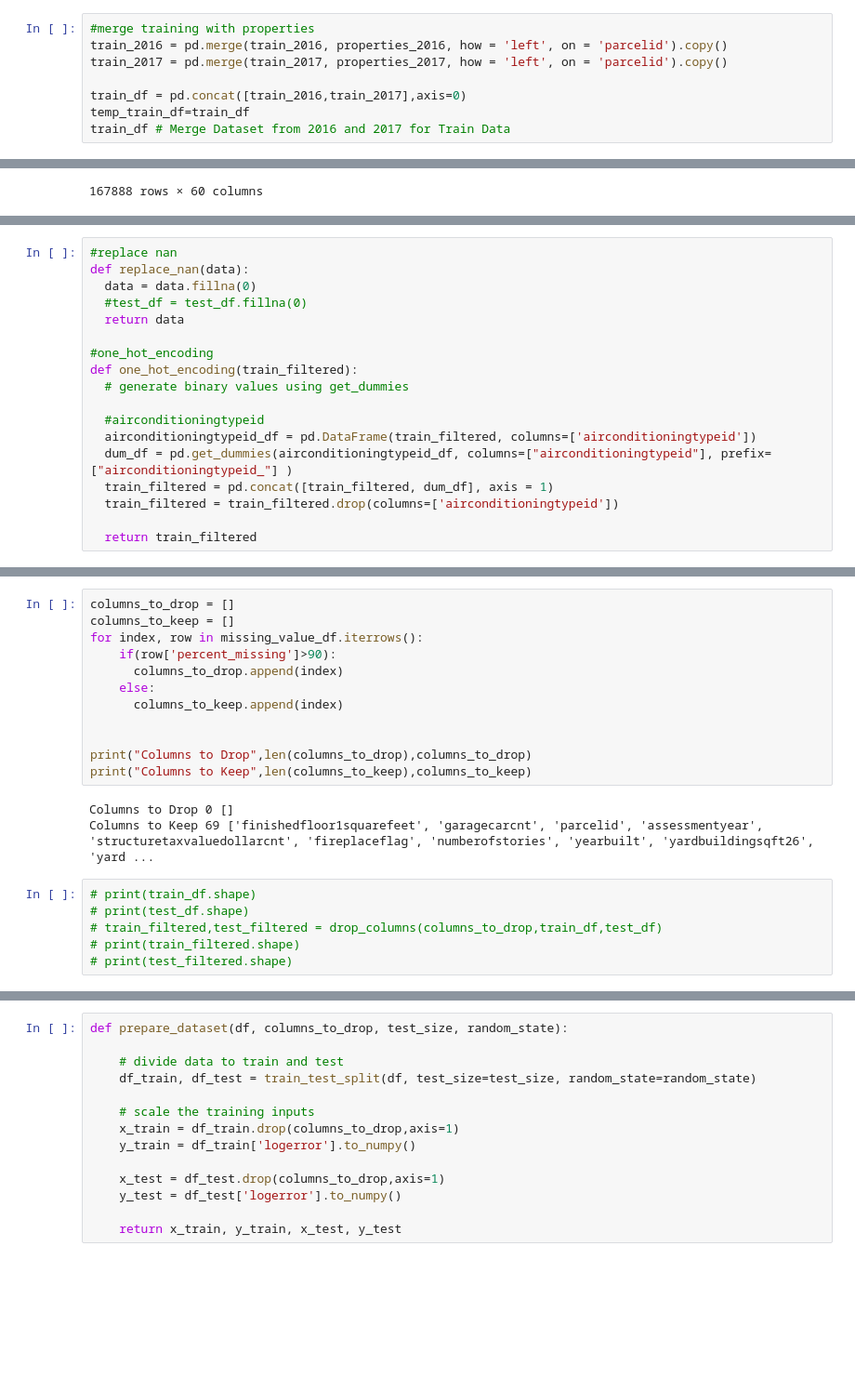
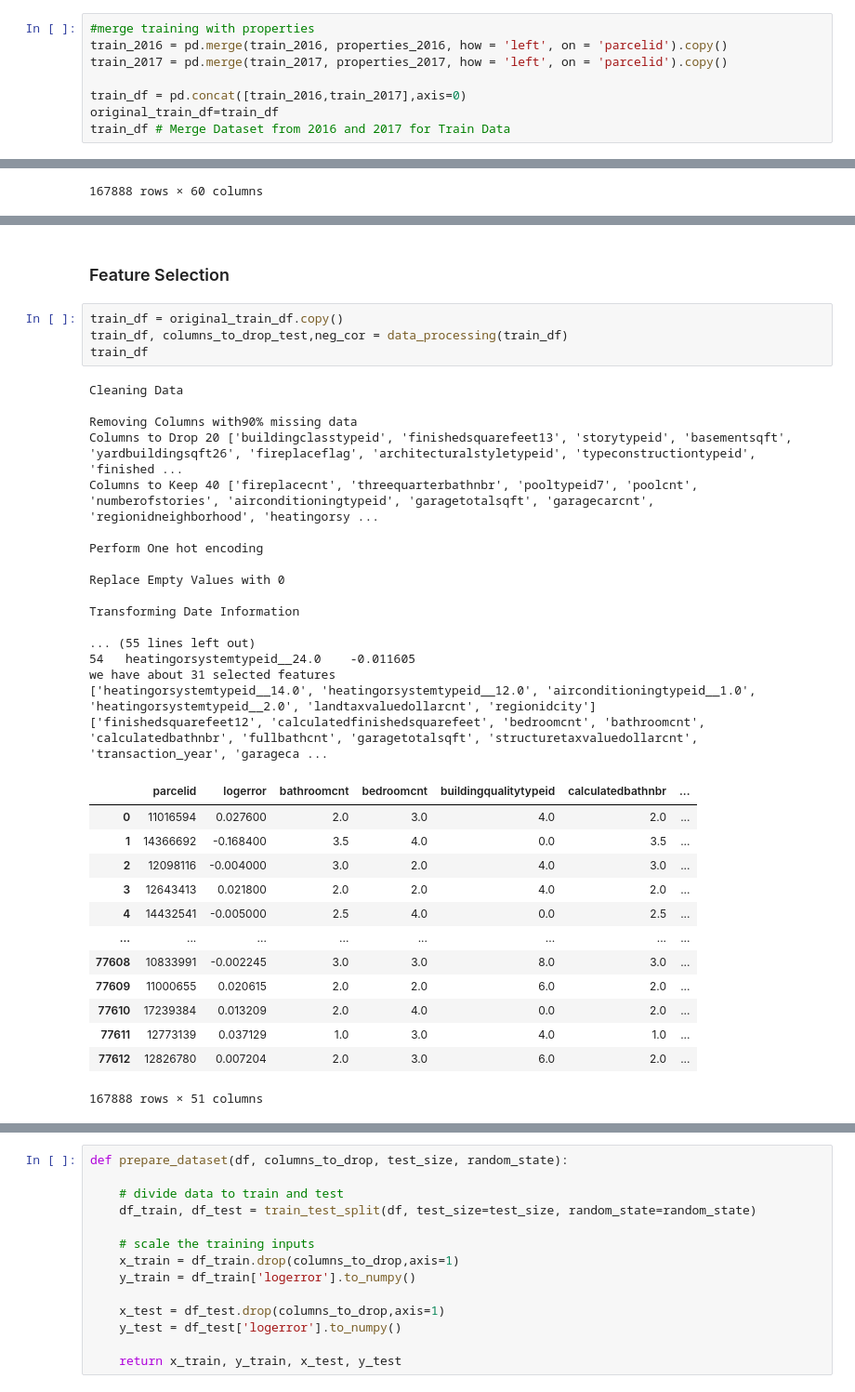
Before and after one commit to Kartikeya2001/CE4041-Machine-Learning, a Jupyter notebook: Chocka/CE4041_MLProject_Chocka.ipynb, the cells around one changed output, grey strips where cells are left out. Shown at 93% size. Cells and saved outputs as stored; diff of their text form; blank space fills up the shorter version.

```diff
--- a/Chocka/CE4041_MLProject_Chocka.ipynb
+++ b/Chocka/CE4041_MLProject_Chocka.ipynb
@@ -38,7 +40,7 @@ train_2016 = pd.merge(train_2016, properties_2016, how = 'left', on = 'parcelid'
 train_2017 = pd.merge(train_2017, properties_2017, how = 'left', on = 'parcelid').copy()
 
 train_df = pd.concat([train_2016,train_2017],axis=0)
-temp_train_df=train_df
+original_train_df=train_df
 train_df # Merge Dataset from 2016 and 2017 for Train Data
 # %% [output]
 |  | parcelid | logerror | transactiondate | airconditioningtypeid | architecturalstyletypeid | basementsqft | ... |
@@ -127,18 +58,0 @@ Exploratory Data Analysis
-# %%
-#replace nan
-def replace_nan(data):
-  data = data.fillna(0)
-  #test_df = test_df.fillna(0)
-  return data
-
-#one_hot_encoding
-def one_hot_encoding(train_filtered):
-  # generate binary values using get_dummies
-
-  #airconditioningtypeid
-  airconditioningtypeid_df = pd.DataFrame(train_filtered, columns=['airconditioningtypeid'])
-  dum_df = pd.get_dummies(airconditioningtypeid_df, columns=["airconditioningtypeid"], prefix=["airconditioningtypeid_"] )
-  train_filtered = pd.concat([train_filtered, dum_df], axis = 1)
-  train_filtered = train_filtered.drop(columns=['airconditioningtypeid'])
-
-  return train_filtered
@@ -221,22 +210,38 @@ fig.show()
-# %%
-columns_to_drop = []
-columns_to_keep = []
-for index, row in missing_value_df.iterrows():
-    if(row['percent_missing']>90):
-      columns_to_drop.append(index)
-    else:
-      columns_to_keep.append(index)
-
-
-print("Columns to Drop",len(columns_to_drop),columns_to_drop)
-print("Columns to Keep",len(columns_to_keep),columns_to_keep)
-# %% [output]
-Columns to Drop 0 []
-Columns to Keep 69 ['finishedfloor1squarefeet', 'garagecarcnt', 'parcelid', 'assessmentyear', 'structuretaxvaluedollarcnt', 'fireplaceflag', 'numberofstories', 'yearbuilt', 'yardbuildingsqft26', 'yard ...
-# %%
-# print(train_df.shape)
-# print(test_df.shape)
-# train_filtered,test_filtered = drop_columns(columns_to_drop,train_df,test_df)
-# print(train_filtered.shape)
-# print(test_filtered.shape)
+# %% [markdown]
+### Feature Selection
+# %%
+train_df = original_train_df.copy()
+train_df, columns_to_drop_test,neg_cor = data_processing(train_df)
+train_df
+# %% [output]
+Cleaning Data
+
+Removing Columns with90% missing data
+Columns to Drop 20 ['buildingclasstypeid', 'finishedsquarefeet13', 'storytypeid', 'basementsqft', 'yardbuildingsqft26', 'fireplaceflag', 'architecturalstyletypeid', 'typeconstructiontypeid', 'finished ...
+Columns to Keep 40 ['fireplacecnt', 'threequarterbathnbr', 'pooltypeid7', 'poolcnt', 'numberofstories', 'airconditioningtypeid', 'garagetotalsqft', 'garagecarcnt', 'regionidneighborhood', 'heatingorsy ...
+
+Perform One hot encoding
+
+Replace Empty Values with 0
+
+Transforming Date Information
+
+... (55 lines left out)
+54   heatingorsystemtypeid__24.0    -0.011605
+we have about 31 selected features
+['heatingorsystemtypeid__14.0', 'heatingorsystemtypeid__12.0', 'airconditioningtypeid__1.0', 'heatingorsystemtypeid__2.0', 'landtaxvaluedollarcnt', 'regionidcity']
+['finishedsquarefeet12', 'calculatedfinishedsquarefeet', 'bedroomcnt', 'bathroomcnt', 'calculatedbathnbr', 'fullbathcnt', 'garagetotalsqft', 'structuretaxvaluedollarcnt', 'transaction_year', 'garageca ...
+|  | parcelid | logerror | bathroomcnt | bedroomcnt | buildingqualitytypeid | calculatedbathnbr | ... |
+| 0 | 11016594 | 0.027600 | 2.0 | 3.0 | 4.0 | 2.0 | ... |
+| 1 | 14366692 | -0.168400 | 3.5 | 4.0 | 0.0 | 3.5 | ... |
+| 2 | 12098116 | -0.004000 | 3.0 | 2.0 | 4.0 | 3.0 | ... |
+| 3 | 12643413 | 0.021800 | 2.0 | 2.0 | 4.0 | 2.0 | ... |
+| 4 | 14432541 | -0.005000 | 2.5 | 4.0 | 0.0 | 2.5 | ... |
+| ... | ... | ... | ... | ... | ... | ... | ... |
+| 77608 | 10833991 | -0.002245 | 3.0 | 3.0 | 8.0 | 3.0 | ... |
+| 77609 | 11000655 | 0.020615 | 2.0 | 2.0 | 6.0 | 2.0 | ... |
+| 77610 | 17239384 | 0.013209 | 2.0 | 4.0 | 0.0 | 2.0 | ... |
+| 77611 | 12773139 | 0.037129 | 1.0 | 3.0 | 4.0 | 1.0 | ... |
+| 77612 | 12826780 | 0.007204 | 2.0 | 3.0 | 6.0 | 2.0 | ... |
+167888 rows × 51 columns
 # %% [markdown]
```
Also changed, not shown: parts of 69 cells of this notebook.
